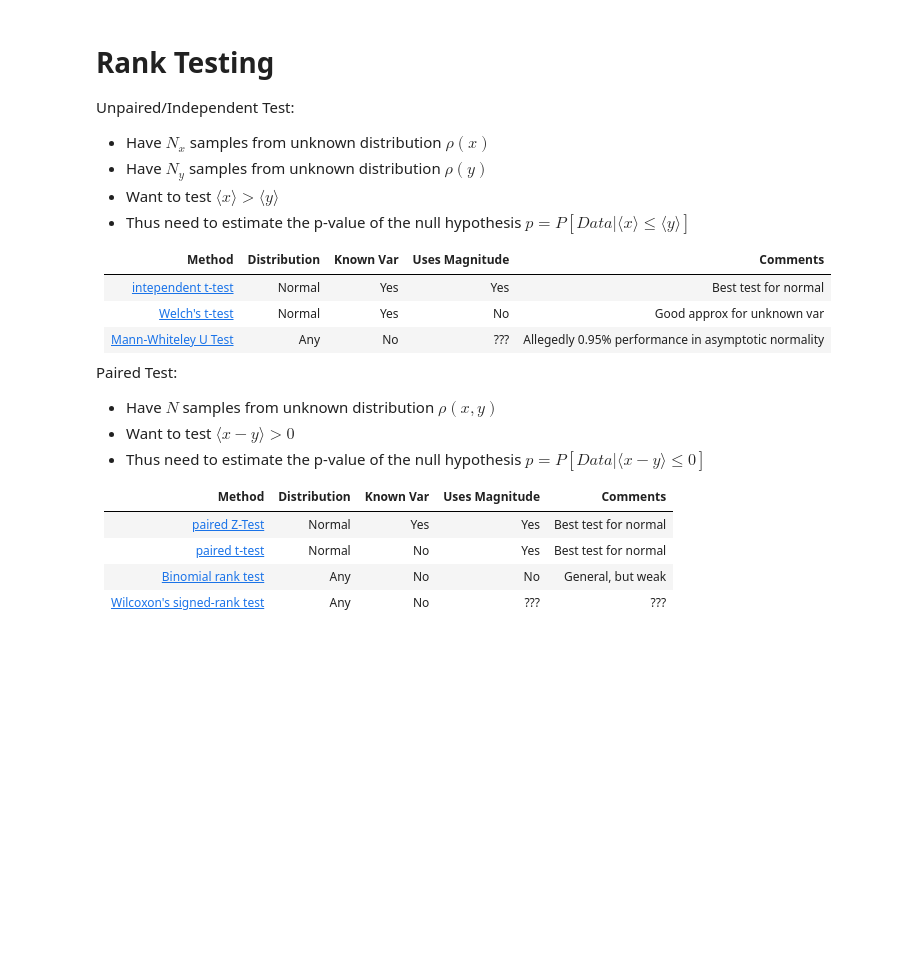
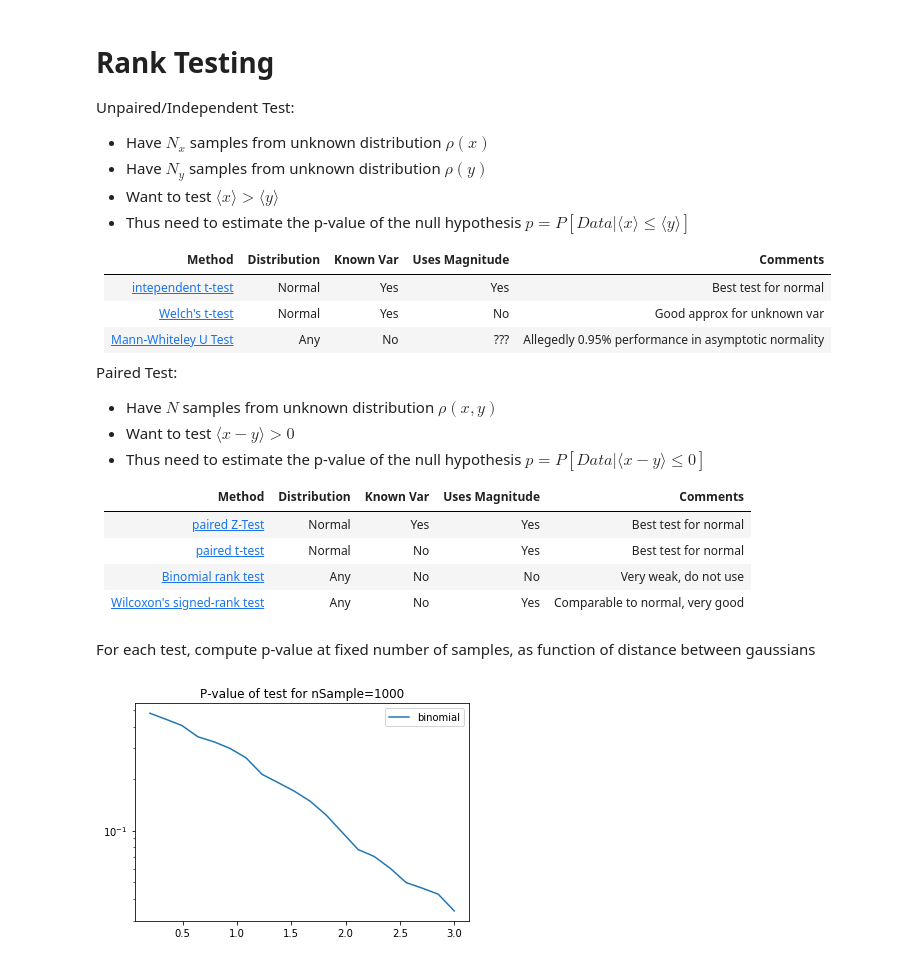
Before and after one commit to aleksejs-fomins/snippets-data-analysis, a Jupyter notebook: stat_info_theory/testing/rank-testing.ipynb, the cells around one changed output. Drawn from its saved outputs; the diff is of its cells as text; code cells hidden in the pictures; blank space fills up the shorter version.

```diff
--- a/stat_info_theory/testing/rank-testing.ipynb
+++ b/stat_info_theory/testing/rank-testing.ipynb
@@ -22,5 +22,5 @@ Paired Test:
 |--|--|--|--|--|
 |[paired Z-Test](https://en.wikipedia.org/wiki/Z-test)| Normal | Yes | Yes | Best test for normal|
 |[paired t-test](https://en.wikipedia.org/wiki/Student%27s_t-test#One-sample_t-test)| Normal | No | Yes | Best test for normal|
-|[Binomial rank test](https://en.wikipedia.org/wiki/Binomial_proportion_confidence_interval)| Any | No | No | General, but weak |
-|[Wilcoxon's signed-rank test](https://en.wikipedia.org/wiki/Wilcoxon_signed-rank_test)| Any | No | ??? | ??? |
+|[Binomial rank test](https://en.wikipedia.org/wiki/Binomial_proportion_confidence_interval)| Any | No | No | Very weak, do not use |
+|[Wilcoxon's signed-rank test](https://en.wikipedia.org/wiki/Wilcoxon_signed-rank_test)| Any | No | Yes | Comparable to normal, very good |
@@ -26,0 +144,21 @@ Paired Test:
+# %% [markdown]
+For each test, compute p-value at fixed number of samples, as function of distance between gaussians
+# %%
+numDelta = 20
+nSample = 1000
+deltaArr = np.flip(np.linspace(0.2, 3, numDelta))
+
+plt.figure()
+for testName, testFunc in testFuncDict.items():
+    if testName == 'binomial':
+        pValArr = np.zeros(numDelta)
+        for i, delta in enumerate(deltaArr):
+            pValArr[i] = pval_generic(nSample, delta, testFunc)
+
+        plt.semilogy(deltaArr, pValArr, label=testName)
+
+plt.legend()
+plt.title("P-value of test for nSample="+str(nSample))
+plt.show()
+# %% [output]
+[figure, added]
```
Also changed, not shown: parts of 7 cells of this notebook, 4 other files.
